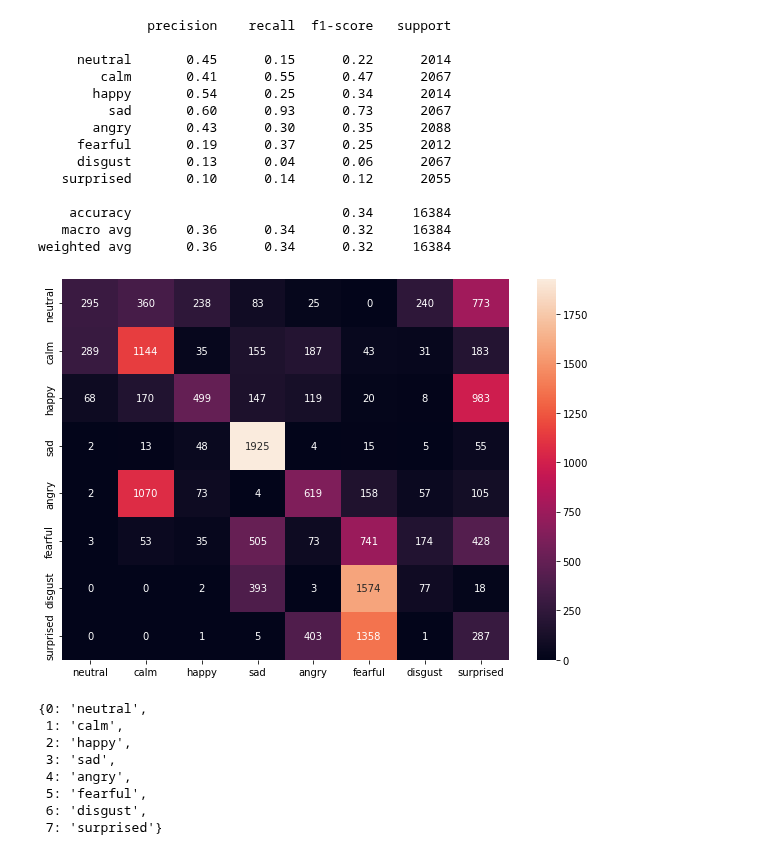
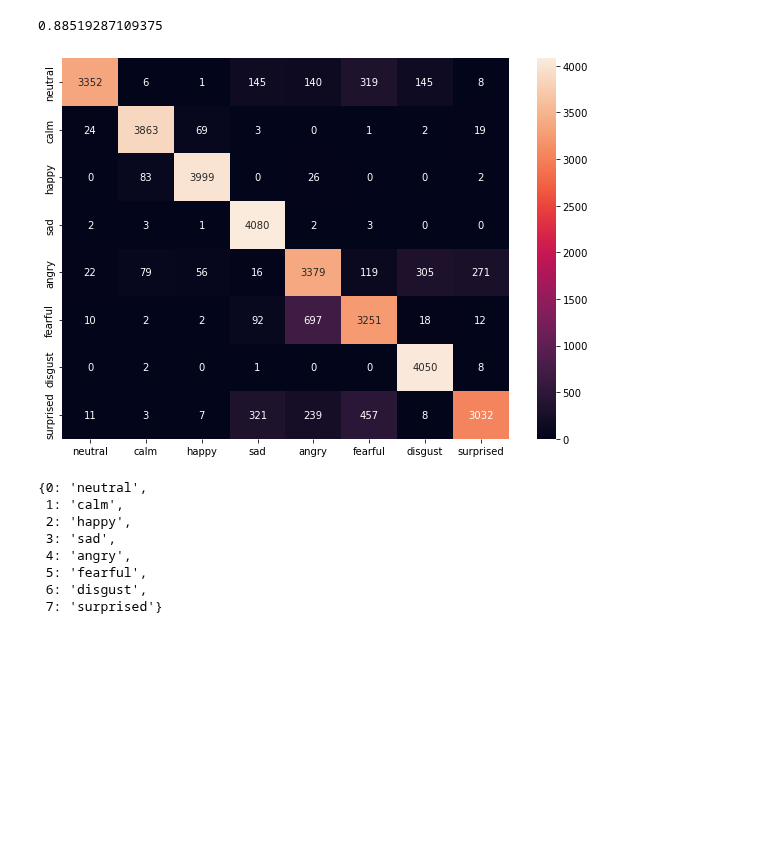
Before and after one commit to Ale-Ba2lero/Multimodal-Emotion-Analysis, a Jupyter notebook: src/mvae_torch/au_emotions_mvae_torch.ipynb, the cells around one changed output. Saved outputs shown, nothing was run; the diff lists cells and outputs as text; code cells hidden in the pictures; blank space fills up the shorter version.

Commit message:
Model train fix

```diff
--- a/src/mvae_torch/au_emotions_mvae_torch.ipynb
+++ b/src/mvae_torch/au_emotions_mvae_torch.ipynb
@@ -78,4 +33 @@ print(train_args)
-# %%
-model_args = {'cat_dim': 8, 'au_dim': 17, 'latent_space_dim': 25, 'hidden_dim': 512, 'num_filters': None, 'modes': {'au': True, 'face': None, 'emotion': True}, 'au_weight': 2000, 'emotion_weight': 0.001, 'expert_type': 'poe', 'use_cuda': True}
-train_args = {'learning_rate': 0.001, 'alpha': 0.5, 'beta': 0.001, 'optim_betas': [0.95, 0.98], 'num_epochs': 50, 'batch_size': 128}
 # %%
@@ -127,10 +79,5 @@ reg loss test: 1.2005049017380065e-06
 # %%
-y_true, y_pred = U.au_classiffication_accuracy(model, dataset_loader)
-cr = classification_report(y_true, y_pred, target_names=labels)
-cm = confusion_matrix(y_true, y_pred)
-cm = pd.DataFrame(cm, index = [i for i in labels],columns = [i for i in labels])
-
-plt.figure(figsize = (10,7))
-sn.heatmap(cm, annot=True, fmt="d")
-print(cr)
+with torch.no_grad():
+    y_true, y_pred = U.au_classiffication_accuracy(model, trainset_loader)
+    print('Trainset Accuracy: ', accuracy_score(y_true, y_pred))
 # %% [output]
@@ -152,10 +85,11 @@ weighted avg       0.77      0.76      0.76      7920
 # %%
-y_true, y_pred = U.au_classiffication_accuracy(model, testset_loader)
-cr = classification_report(y_true, y_pred, target_names=labels)
-cm = confusion_matrix(y_true, y_pred)
-cm = pd.DataFrame(cm, index = [i for i in labels],columns = [i for i in labels])
+with torch.no_grad():
+    y_true, y_pred = U.au_classiffication_accuracy(model, testset_loader)
+    cr = classification_report(y_true, y_pred, target_names=labels)
+    cm = confusion_matrix(y_true, y_pred)
+    cm = pd.DataFrame(cm, index = [i for i in labels],columns = [i for i in labels])
 
-plt.figure(figsize = (10,7))
-sn.heatmap(cm, annot=True, fmt="d")
-print(cr)
+    plt.figure(figsize = (10,7))
+    sn.heatmap(cm, annot=True, fmt="d")
+    print('Testset Accuracy: ', accuracy_score(y_true, y_pred))
 # %% [output]
@@ -177,25 +98,12 @@ weighted avg       0.66      0.65      0.65      1982
 # %%
-y_true, y_pred = U.au_recon_and_classiffication_accuracy(model, num_samples=1024)
-cr = classification_report(y_true, y_pred, target_names=labels)
-cm = confusion_matrix(y_true, y_pred)
-cm = pd.DataFrame(cm, index = [i for i in labels],columns = [i for i in labels])
-
-plt.figure(figsize = (10,7))
-sn.heatmap(cm, annot=True, fmt="d")
-print(cr)
+with torch.no_grad():
+    y_true, y_pred = U.au_recon_and_classiffication_accuracy(model, num_samples=2048)
+    cr = classification_report(y_true, y_pred, target_names=labels)
+    cm = confusion_matrix(y_true, y_pred)
+    cm = pd.DataFrame(cm, index = [i for i in labels],columns = [i for i in labels])
+    plt.figure(figsize = (10,7))
+    sn.heatmap(cm, annot=True, fmt="d")
+    print(accuracy_score(y_true, y_pred))
 # %% [output]
-              precision    recall  f1-score   support
-
-     neutral       0.45      0.15      0.22      2014
-        calm       0.41      0.55      0.47      2067
-       happy       0.54      0.25      0.34      2014
-         sad       0.60      0.93      0.73      2067
-       angry       0.43      0.30      0.35      2088
-     fearful       0.19      0.37      0.25      2012
-     disgust       0.13      0.04      0.06      2067
-   surprised       0.10      0.14      0.12      2055
-
-    accuracy                           0.34     16384
-   macro avg       0.36      0.34      0.32     16384
-weighted avg       0.36      0.34      0.32     16384
+0.88519287109375
-[figure, old version]
+[figure, new version]
```
Also changed, not shown: parts of 18 cells of this notebook, 30 other files.
